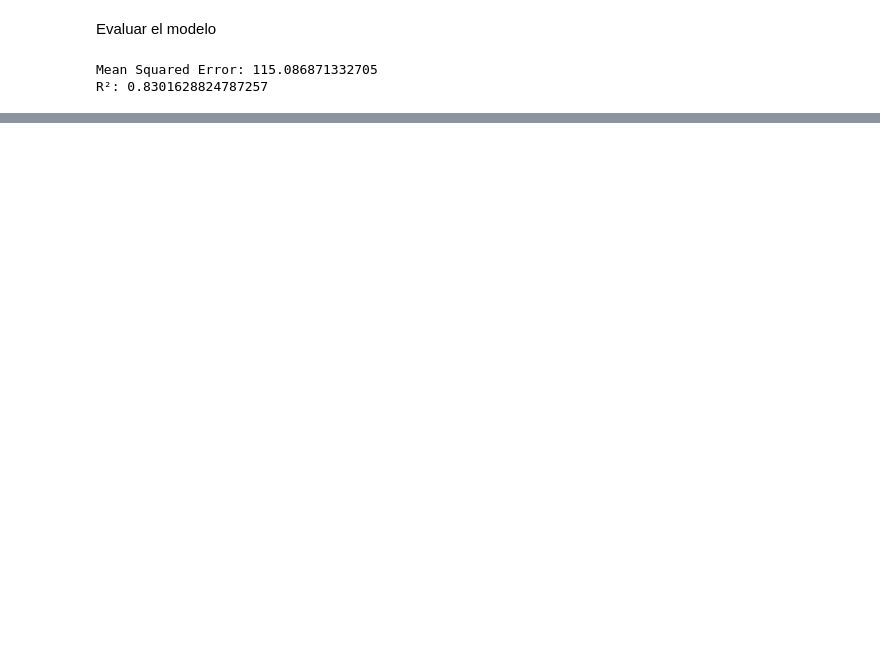
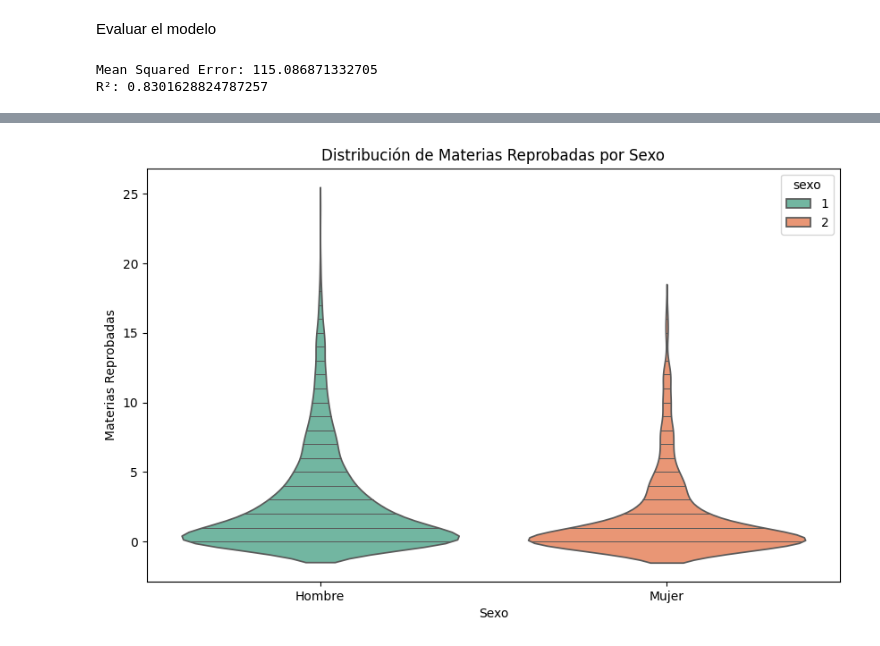
Before and after one commit to jesusBarrazaCastro/exito_academico, a Jupyter notebook: code.ipynb, the cells around one changed output, grey strips where cells are left out. Saved outputs shown, nothing was run; the diff lists cells and outputs as text; code cells hidden in the pictures; blank space fills up the shorter version.

```diff
--- a/code.ipynb
+++ b/code.ipynb
@@ -456,0 +491,20 @@ R²: 0.8301628824787257
+# %%
+#Sexo vs Materias Reprobadas
+import seaborn as sns
+import matplotlib.pyplot as plt
+
+# Crear gráfico de violín
+plt.figure(figsize=(10, 6))
+sns.violinplot(x='sexo', y='materias_reprobadas', data=vigentes, palette='Set2', inner="stick", hue='sexo', hue_order=[1, 2])
+
+# Modificar las etiquetas en el gráfico
+plt.title('Distribución de Materias Reprobadas por Sexo')
+plt.xlabel('Sexo')
+plt.ylabel('Materias Reprobadas')
+
+# Cambiar las etiquetas de los valores de 'sexo'
+plt.xticks([0, 1], ['Hombre', 'Mujer'])
+
+plt.show()
+# %% [output]
+[figure, added]
```
Also changed, not shown: parts of 8 cells of this notebook.
